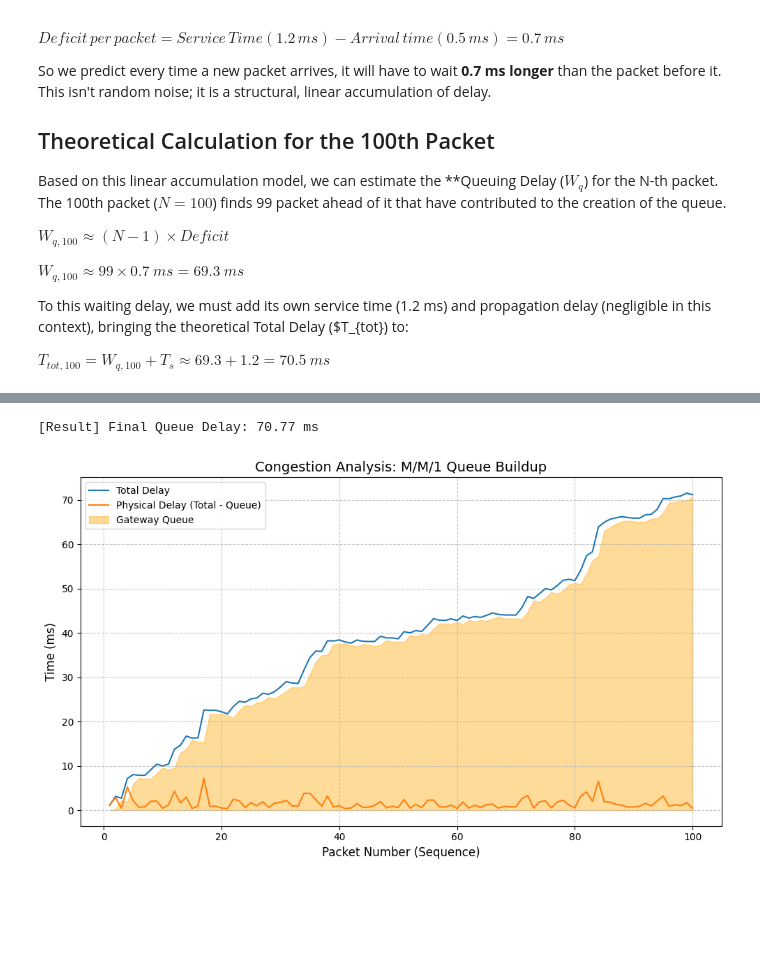
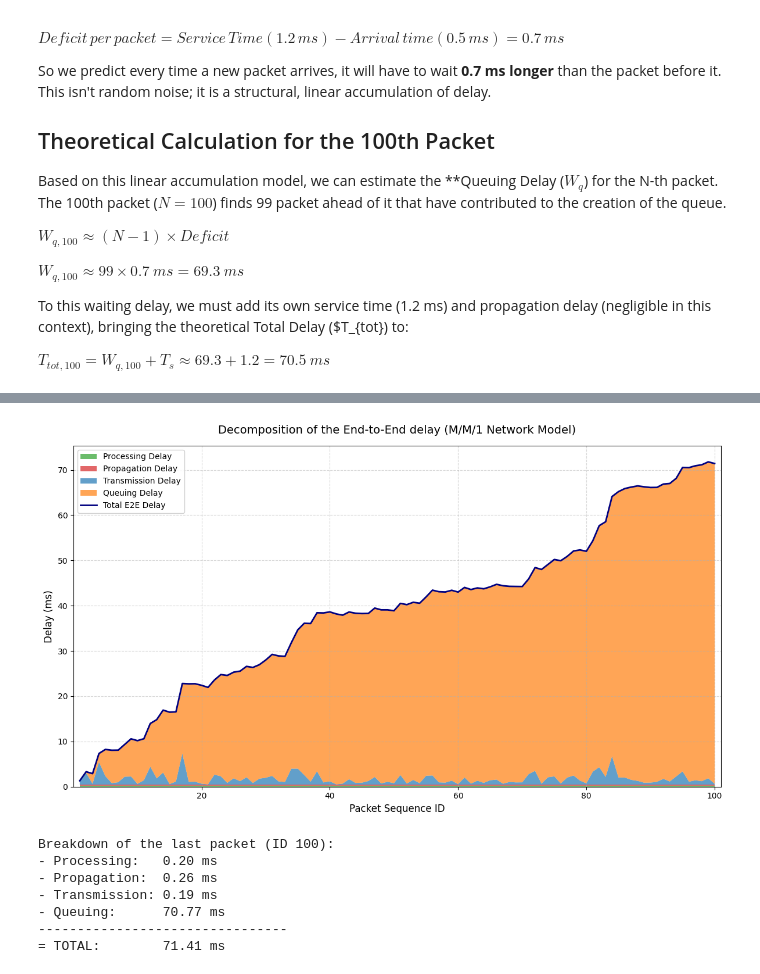
Before and after one commit to DadeOrsu/eclypse-plus-net, a Jupyter notebook: NetworkExtension/demo.ipynb, the cells around one changed output, grey strips where cells are left out. Saved outputs shown, nothing was run; the diff lists cells and outputs as text; code cells hidden in the pictures; blank space fills up the shorter version.

Commit message:
refined demos to use the 4 kind of delays used in mm1_infrastructure.py.

```diff
--- a/NetworkExtension/demo.ipynb
+++ b/NetworkExtension/demo.ipynb
@@ -151,44 +151,62 @@ df
 # %%
 import matplotlib.pyplot as plt
 
-def extract_hop_queue(hops_list, node_pattern):
-    """
-    Searches the hop list for a link containing 'node_pattern'
-    and returns the queue in ms.
-    """
+# helper function to sum a specific metric across all hops for a given packet
+def sum_metric_all_hops(hops_list, metric_name):
     if not isinstance(hops_list, list): return 0.0
+    return sum(hop.get(metric_name, 0.0) for hop in hops_list)
 
-    for hop in hops_list:
-        # Check if the pattern (e.g. "Gateway->Cloud") is in the hop name
-        if node_pattern in hop['hop']:
-            # hop['queue'] was in seconds, let's convert to ms
-            return hop['queue'] * 1000.0
-    return 0.0
+# create new columns in the DataFrame for each delay component by summing across all hops
+df['Total_Proc_ms'] = df['Hops_Details'].apply(lambda x: sum_metric_all_hops(x, 'processing_ms'))
+df['Total_Prop_ms'] = df['Hops_Details'].apply(lambda x: sum_metric_all_hops(x, 'propagation_ms'))
+df['Total_Trans_ms'] = df['Hops_Details'].apply(lambda x: sum_metric_all_hops(x, 'transmission_ms'))
+df['Total_Queue_ms'] = df['Hops_Details'].apply(lambda x: sum_metric_all_hops(x, 'queue_ms'))
 
-# Create the specific "Gateway_Queue_ms" column using .apply()
-# This is the "magic" of Pandas: we apply the function row by row.
-df['Gateway_Queue_ms'] = df['Hops_Details'].apply(
-    lambda x: extract_hop_queue(x, "Gateway->Cloud")
+# create a stack plot to visualize the delay breakdown for each packet
+plt.figure(figsize=(12, 7))
+
+# We use plt.stackplot to create a stacked area chart where each layer represents a different delay component.
+# The order is important: we put the fixed delays at the bottom and the variable one (the queue) above.
+plt.stackplot(
+    df['Packet_ID'],
+    df['Total_Proc_ms'],
+    df['Total_Prop_ms'],
+    df['Total_Trans_ms'],
+    df['Total_Queue_ms'],
+    labels=['Processing Delay', 'Propagation Delay', 'Transmission Delay', 'Queuing Delay'],
+    colors=['#2ca02c', '#d62728', '#1f77b4', '#ff7f0e'],
+    alpha=0.7
 )
 
-physical_delay = df["Total_Delay_ms"] - df["Gateway_Queue_ms"]
+# We add a line above everything to mark the Total Delay
+plt.plot(df['Packet_ID'], df['Total_Delay_ms'], color='navy', linewidth=2, label='Total E2E Delay')
 
-print(f"[Result] Final Queue Delay: {df.iloc[-1]['Gateway_Queue_ms']:.2f} ms")
+plt.title("Decomposition of the End-to-End delay (M/M/1 Network Model)", fontsize=14, pad=15)
+plt.xlabel("Packet Sequence ID", fontsize=12)
+plt.ylabel("Delay (ms)", fontsize=12)
+plt.legend(loc='upper left', framealpha=0.9)
+plt.grid(True, linestyle='--', alpha=0.5)
 
+plt.margins(x=0.01)
+plt.tight_layout()
 
-plt.figure(figsize=(10, 6))
+plt.show()
 
-plt.title("Congestion Analysis: M/M/1 Queue Buildup", fontsize=14)
-plt.xlabel("Packet Number (Sequence)", fontsize=12)
-plt.ylabel("Time (ms)", fontsize=12)
-
-plt.plot(df['Packet_ID'], df['Total_Delay_ms'], label='Total Delay')
-plt.plot(df['Packet_ID'], physical_delay, label='Physical Delay (Total - Queue)')
-plt.fill_between(df['Packet_ID'], df['Gateway_Queue_ms'], color='orange', alpha=0.4, label='Gateway Queue')
-plt.legend(loc="upper left")
-plt.grid(True, which='both', linestyle='--', alpha=0.7)
-plt.tight_layout()
-plt.show()
+# Final control print to see the relative weights on the last package
+last_pkt = df.iloc[-1]
+print(f"\nBreakdown of the last packet (ID {last_pkt['Packet_ID']}):")
+print(f"- Processing:   {last_pkt['Total_Proc_ms']:.2f} ms")
+print(f"- Propagation:  {last_pkt['Total_Prop_ms']:.2f} ms")
+print(f"- Transmission: {last_pkt['Total_Trans_ms']:.2f} ms")
+print(f"- Queuing:      {last_pkt['Total_Queue_ms']:.2f} ms")
+print(f"--------------------------------")
+print(f"= TOTAL:        {last_pkt['Total_Delay_ms']:.2f} ms")
 # %% [output]
+[figure, new version]
-[Result] Final Queue Delay: 70.77 ms
+Breakdown of the last packet (ID 100):
+- Processing:   0.20 ms
+- Propagation:  0.26 ms
+- Transmission: 0.19 ms
+- Queuing:      70.77 ms
+--------------------------------
+= TOTAL:        71.41 ms
-[figure, old version]
```
Also changed, not shown: parts of 6 cells of this notebook, 1 other file.
